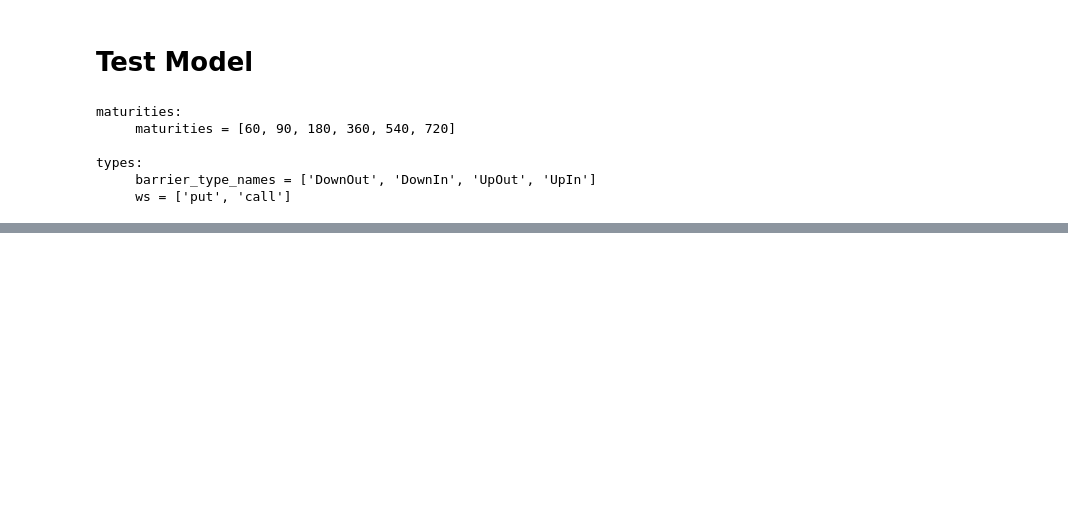
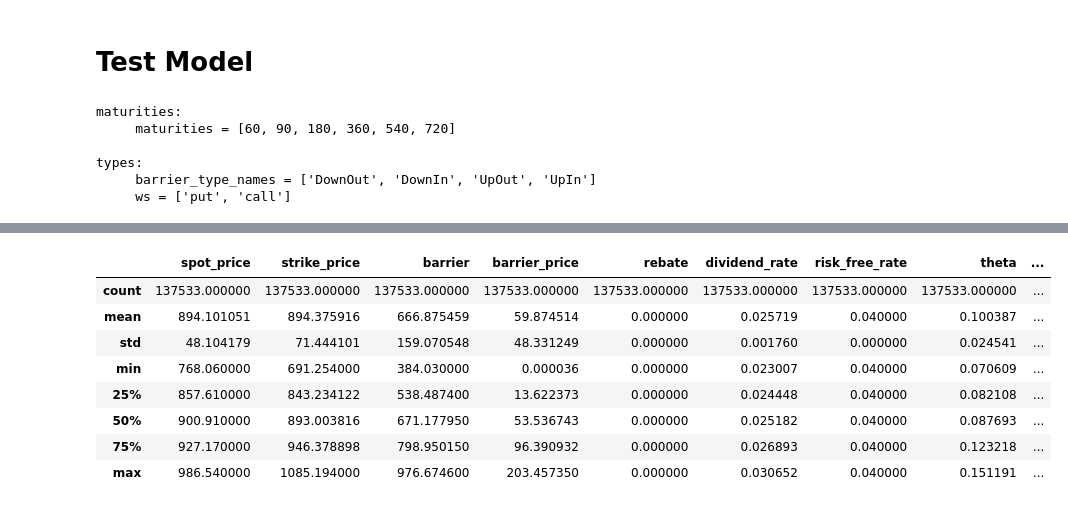
Before and after one commit to boomelage/machine-learning-option-pricing, a Jupyter notebook: testing.ipynb, the cells around one changed output, grey strips where cells are left out. Drawn from its saved outputs; the diff is of its cells as text; code cells hidden in the pictures; blank space fills up the shorter version.

```diff
--- a/testing.ipynb
+++ b/testing.ipynb
@@ -236,0 +234,12 @@ plt.show()
+# %%
+by_wbt.loc[('put','DownIn',slice(None)),:].describe()
+# %% [output]
+|  | spot_price | strike_price | barrier | barrier_price | rebate | dividend_rate | risk_free_rate | theta | ... |
+| count | 137533.000000 | 137533.000000 | 137533.000000 | 137533.000000 | 137533.000000 | 137533.000000 | 137533.000000 | 137533.000000 | ... |
+| mean | 894.101051 | 894.375916 | 666.875459 | 59.874514 | 0.000000 | 0.025719 | 0.040000 | 0.100387 | ... |
+| std | 48.104179 | 71.444101 | 159.070548 | 48.331249 | 0.000000 | 0.001760 | 0.000000 | 0.024541 | ... |
+| min | 768.060000 | 691.254000 | 384.030000 | 0.000036 | 0.000000 | 0.023007 | 0.040000 | 0.070609 | ... |
+| 25% | 857.610000 | 843.234122 | 538.487400 | 13.622373 | 0.000000 | 0.024448 | 0.040000 | 0.082108 | ... |
+| 50% | 900.910000 | 893.003816 | 671.177950 | 53.536743 | 0.000000 | 0.025182 | 0.040000 | 0.087693 | ... |
+| 75% | 927.170000 | 946.378898 | 798.950150 | 96.390932 | 0.000000 | 0.026893 | 0.040000 | 0.123218 | ... |
+| max | 986.540000 | 1085.194000 | 976.674600 | 203.457350 | 0.000000 | 0.030652 | 0.040000 | 0.151191 | ... |
```
Also changed, not shown: parts of 24 cells of this notebook, 6 other files.
